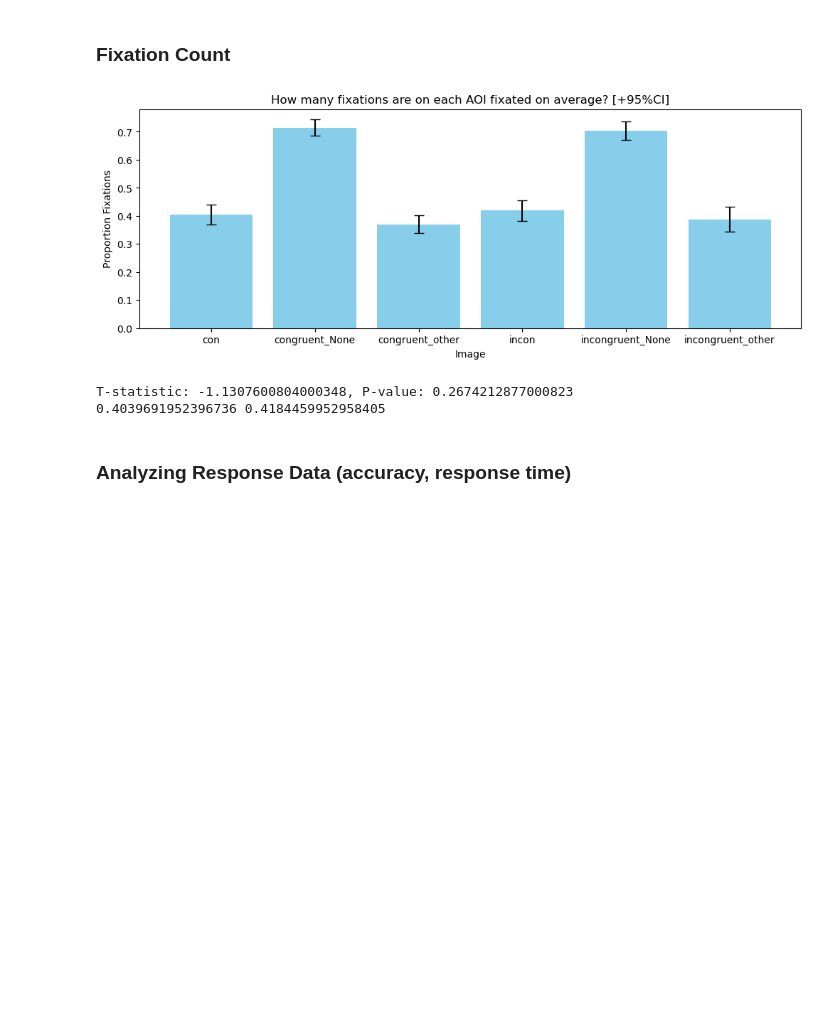
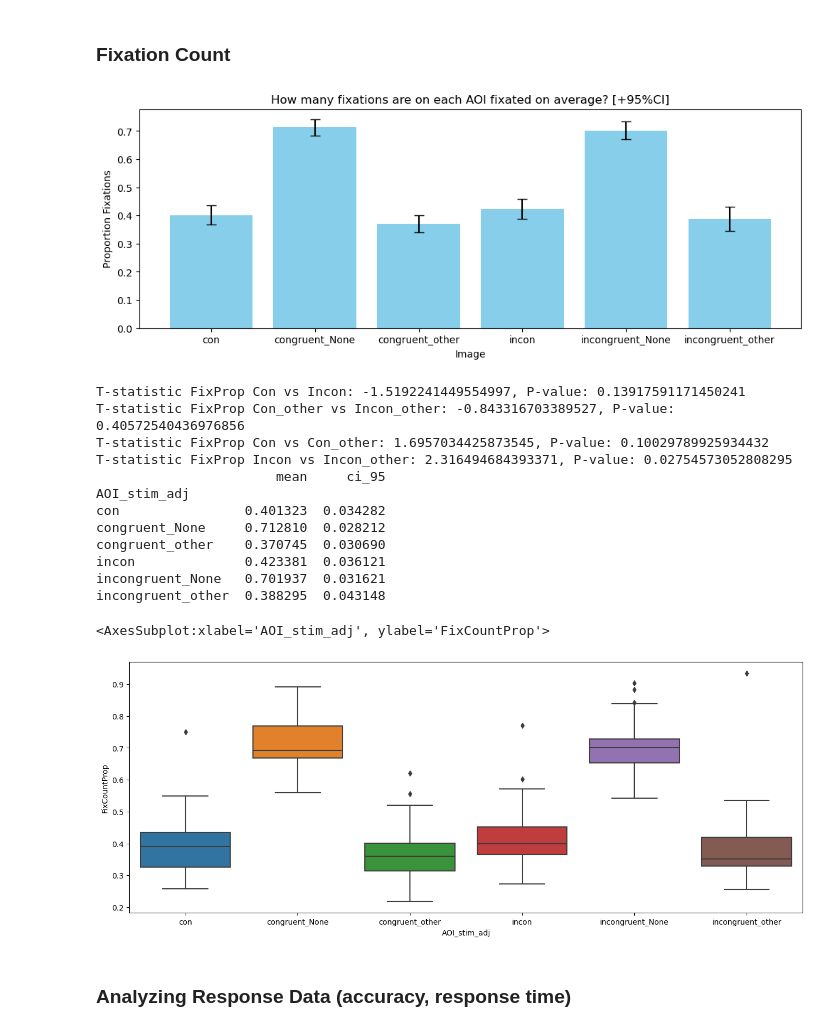
Before and after one commit to artembelopolsky/DeepEye_analyze, a Jupyter notebook: deepeye_analyze_Spaak_stats.ipynb, the cells around one changed output. Saved outputs shown, nothing was run; the diff lists cells and outputs as text; code cells hidden in the pictures; blank space fills up the shorter version.

Commit message:
updated plots and stats for fixations

```diff
--- a/deepeye_analyze_Spaak_stats.ipynb
+++ b/deepeye_analyze_Spaak_stats.ipynb
@@ -287,37 +296,68 @@ a = fixCount_df.groupby(['pp_id', 'AOI_stim_adj']).FixCountProp.mean().reset_ind
 stats = a.groupby('AOI_stim_adj').agg(
     mean=('FixCountProp', 'mean'),
     ci_95=('FixCountProp', lambda x: 1.96 * np.std(x, ddof=1) / np.sqrt(len(x)))
 )
 
 # Extracting values for plotting
 categories = stats.index.tolist()
 means = stats['mean'].tolist()
 errors = stats['ci_95'].tolist()
 
 # Creating the bar graph with error bars
 plt.figure(figsize=(12, 4))
 plt.bar(categories, means, color='skyblue', yerr=errors, capsize=5)
 
 # Adding titles and labels
 plt.title('How many fixations are on each AOI fixated on average? [+95%CI]')
 plt.xlabel('Image')
 plt.ylabel('Proportion Fixations')
 
 # Show the plot
 plt.show()
 
 # Some stats
 con = a[a.AOI_stim_adj == 'con'].FixCountProp
 incon = a[a.AOI_stim_adj == 'incon'].FixCountProp
+con_other = a[a.AOI_stim_adj == 'congruent_other'].FixCountProp
+incon_other = a[a.AOI_stim_adj == 'incongruent_other'].FixCountProp
 
+# T-test for con vs incon
 t_stat, p_value = ttest_rel(con, incon)
-print(f"T-statistic: {t_stat}, P-value: {p_value}")
+print(f"T-statistic FixProp Con vs Incon: {t_stat}, P-value: {p_value}")
 
-print(con.mean(), incon.mean())
+# T-test for con_other  vs incon_other
+t_stat, p_value = ttest_rel(con_other, incon_other)
+print(f"T-statistic FixProp Con_other vs Incon_other: {t_stat}, P-value: {p_value}")
+
+# T-test for con vs con_other
+t_stat, p_value = ttest_rel(con, con_other)
+print(f"T-statistic FixProp Con vs Con_other: {t_stat}, P-value: {p_value}")
+
+# T-test for incon vs incon_other
+t_stat, p_value = ttest_rel(incon, incon_other)
+print(f"T-statistic FixProp Incon vs Incon_other: {t_stat}, P-value: {p_value}")
+
+print(stats)
+
+# Create the box plot
+plt.figure(figsize=(16, 6))
+sns.boxplot(x='AOI_stim_adj', y='FixCountProp', data=a)
 # %% [output]
 [figure]
-T-statistic: -1.1307600804000348, P-value: 0.2674212877000823
-0.4039691952396736 0.4184459952958405
+T-statistic FixProp Con vs Incon: -1.5192241449554997, P-value: 0.13917591171450241
+T-statistic FixProp Con_other vs Incon_other: -0.843316703389527, P-value: 0.40572540436976856
+T-statistic FixProp Con vs Con_other: 1.6957034425873545, P-value: 0.10029789925934432
+T-statistic FixProp Incon vs Incon_other: 2.316494684393371, P-value: 0.02754573052808295
+                       mean     ci_95
+AOI_stim_adj
+con                0.401323  0.034282
+congruent_None     0.712810  0.028212
+congruent_other    0.370745  0.030690
+incon              0.423381  0.036121
+incongruent_None   0.701937  0.031621
+incongruent_other  0.388295  0.043148
+<AxesSubplot:xlabel='AOI_stim_adj', ylabel='FixCountProp'>
+[figure, added]
 # %% [markdown]
 ### Analyzing Response Data (accuracy, response time)
 # %% [markdown]
```
Also changed, not shown: parts of 9 cells of this notebook.
